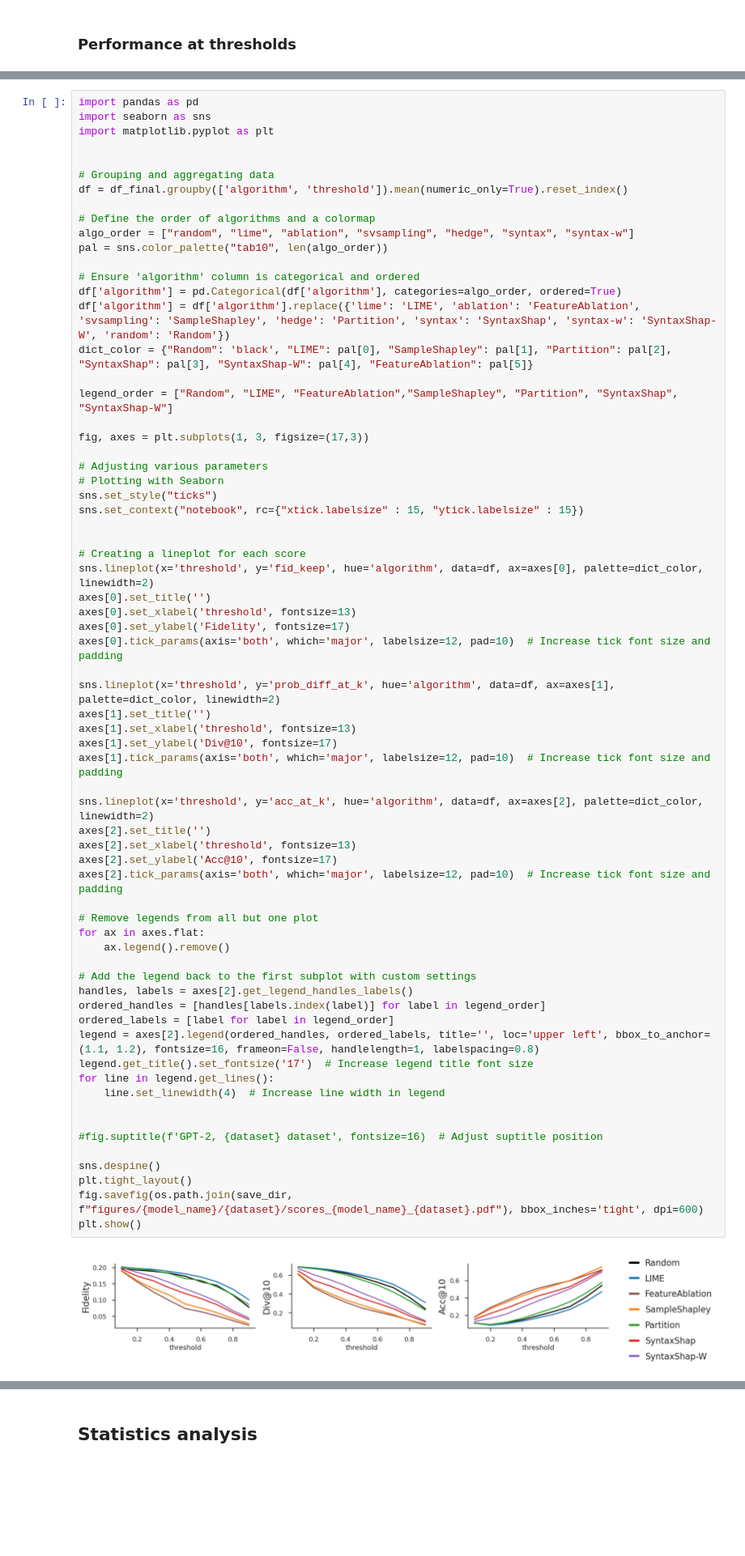
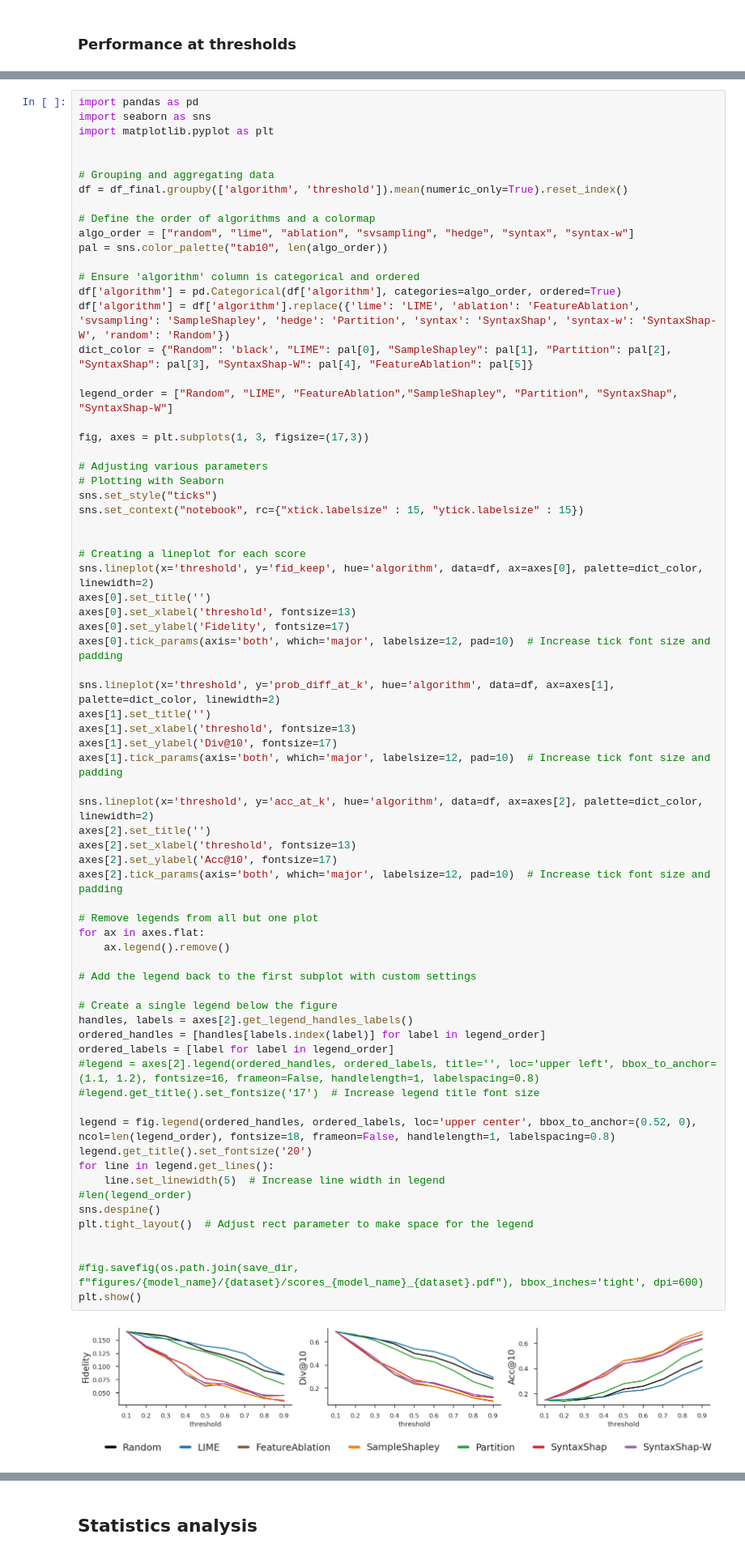
Before and after one commit to k-amara/syntax-shap, a Jupyter notebook: notebooks/Scores_Visualization_GPT2.ipynb, the cells around one changed output, grey strips where cells are left out. Shown at 81% size. Cells and saved outputs as stored; diff of their text form; blank space fills up the shorter version.

Commit message:
figures

```diff
--- a/notebooks/Scores_Visualization_GPT2.ipynb
+++ b/notebooks/Scores_Visualization_GPT2.ipynb
@@ -120,42 +120,46 @@ sns.lineplot(x='threshold', y='fid_keep', hue='algorithm', data=df, ax=axes[0],
 axes[0].set_title('')
 axes[0].set_xlabel('threshold', fontsize=13)
 axes[0].set_ylabel('Fidelity', fontsize=17)
 axes[0].tick_params(axis='both', which='major', labelsize=12, pad=10)  # Increase tick font size and padding
 
 sns.lineplot(x='threshold', y='prob_diff_at_k', hue='algorithm', data=df, ax=axes[1], palette=dict_color, linewidth=2)
 axes[1].set_title('')
 axes[1].set_xlabel('threshold', fontsize=13)
 axes[1].set_ylabel('Div@10', fontsize=17)
 axes[1].tick_params(axis='both', which='major', labelsize=12, pad=10)  # Increase tick font size and padding
 
 sns.lineplot(x='threshold', y='acc_at_k', hue='algorithm', data=df, ax=axes[2], palette=dict_color, linewidth=2)
 axes[2].set_title('')
 axes[2].set_xlabel('threshold', fontsize=13)
 axes[2].set_ylabel('Acc@10', fontsize=17)
 axes[2].tick_params(axis='both', which='major', labelsize=12, pad=10)  # Increase tick font size and padding
 
 # Remove legends from all but one plot
 for ax in axes.flat:
     ax.legend().remove()
 
 # Add the legend back to the first subplot with custom settings
+
+# Create a single legend below the figure
 handles, labels = axes[2].get_legend_handles_labels()
 ordered_handles = [handles[labels.index(label)] for label in legend_order]
 ordered_labels = [label for label in legend_order]
-legend = axes[2].legend(ordered_handles, ordered_labels, title='', loc='upper left', bbox_to_anchor=(1.1, 1.2), fontsize=16, frameon=False, handlelength=1, labelspacing=0.8)
-legend.get_title().set_fontsize('17')  # Increase legend title font size
+#legend = axes[2].legend(ordered_handles, ordered_labels, title='', loc='upper left', bbox_to_anchor=(1.1, 1.2), fontsize=16, frameon=False, handlelength=1, labelspacing=0.8)
+#legend.get_title().set_fontsize('17')  # Increase legend title font size
+
+legend = fig.legend(ordered_handles, ordered_labels, loc='upper center', bbox_to_anchor=(0.52, 0), ncol=len(legend_order), fontsize=18, frameon=False, handlelength=1, labelspacing=0.8)
+legend.get_title().set_fontsize('20')
 for line in legend.get_lines():
-    line.set_linewidth(4)  # Increase line width in legend
+    line.set_linewidth(5)  # Increase line width in legend
+#len(legend_order)
+sns.despine()
+plt.tight_layout()  # Adjust rect parameter to make space for the legend
 
 
-#fig.suptitle(f'GPT-2, {dataset} dataset', fontsize=16)  # Adjust suptitle position
-
-sns.despine()
-plt.tight_layout()
-fig.savefig(os.path.join(save_dir, f"figures/{model_name}/{dataset}/scores_{model_name}_{dataset}.pdf"), bbox_inches='tight', dpi=600)
+#fig.savefig(os.path.join(save_dir, f"figures/{model_name}/{dataset}/scores_{model_name}_{dataset}.pdf"), bbox_inches='tight', dpi=600)
 plt.show()
 # %% [output]
-[figure, old version]
+[figure, new version]
 # %%
 
 import pandas as pd
```
Also changed, not shown: parts of 2 cells of this notebook, 1 other file.
